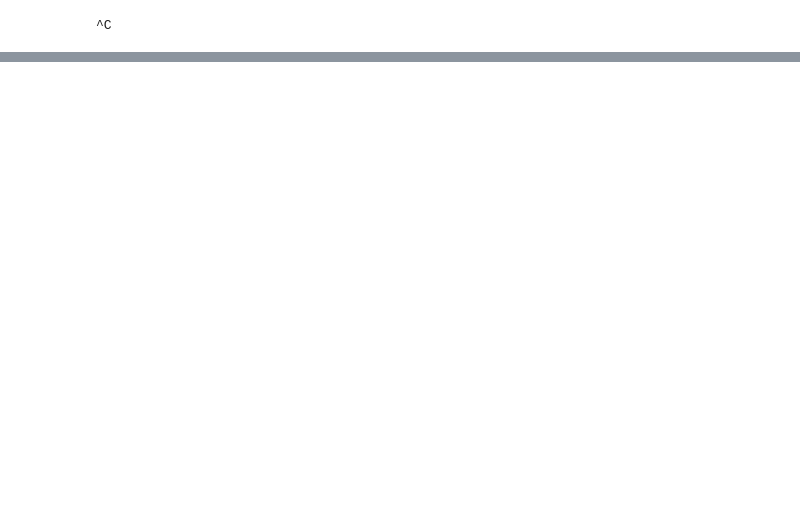
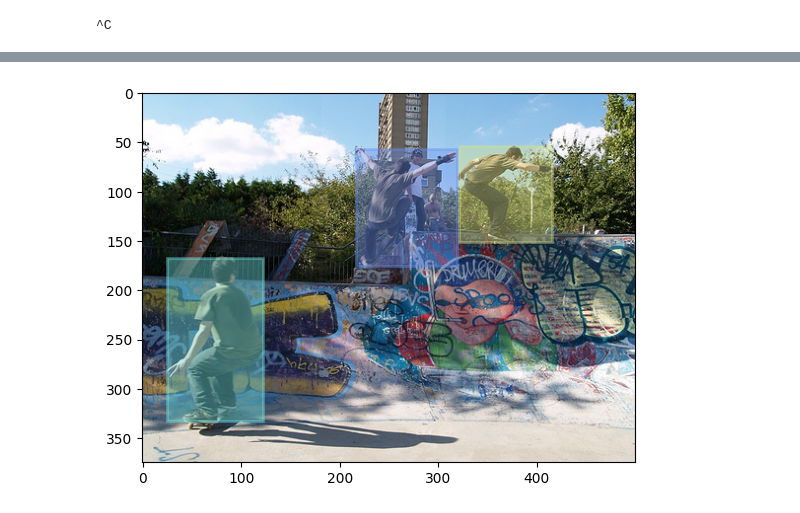
Before and after one commit to Ilhom-Utkirov/NAS, a Jupyter notebook: check_gpu2.ipynb, the cells around one changed output, grey strips where cells are left out. Cells and saved outputs as stored; diff of their text form; code cells hidden in the pictures; blank space fills up the shorter version.

```diff
--- a/check_gpu2.ipynb
+++ b/check_gpu2.ipynb
@@ -157 +171,10 @@ FileNotFoundError: ignored
+# %%
+
+img_id = train_data.ids[12]
+ann_ids = train_data.vww.getAnnIds(imgIds=img_id)
+full_target = train_data.vww.loadAnns(ann_ids)
+plt.imshow(img)
+train_data.vww.showAnns(full_target)
+# %% [output]
+[figure, added]
 # %%
```
Also changed, not shown: parts of 28 cells of this notebook.
